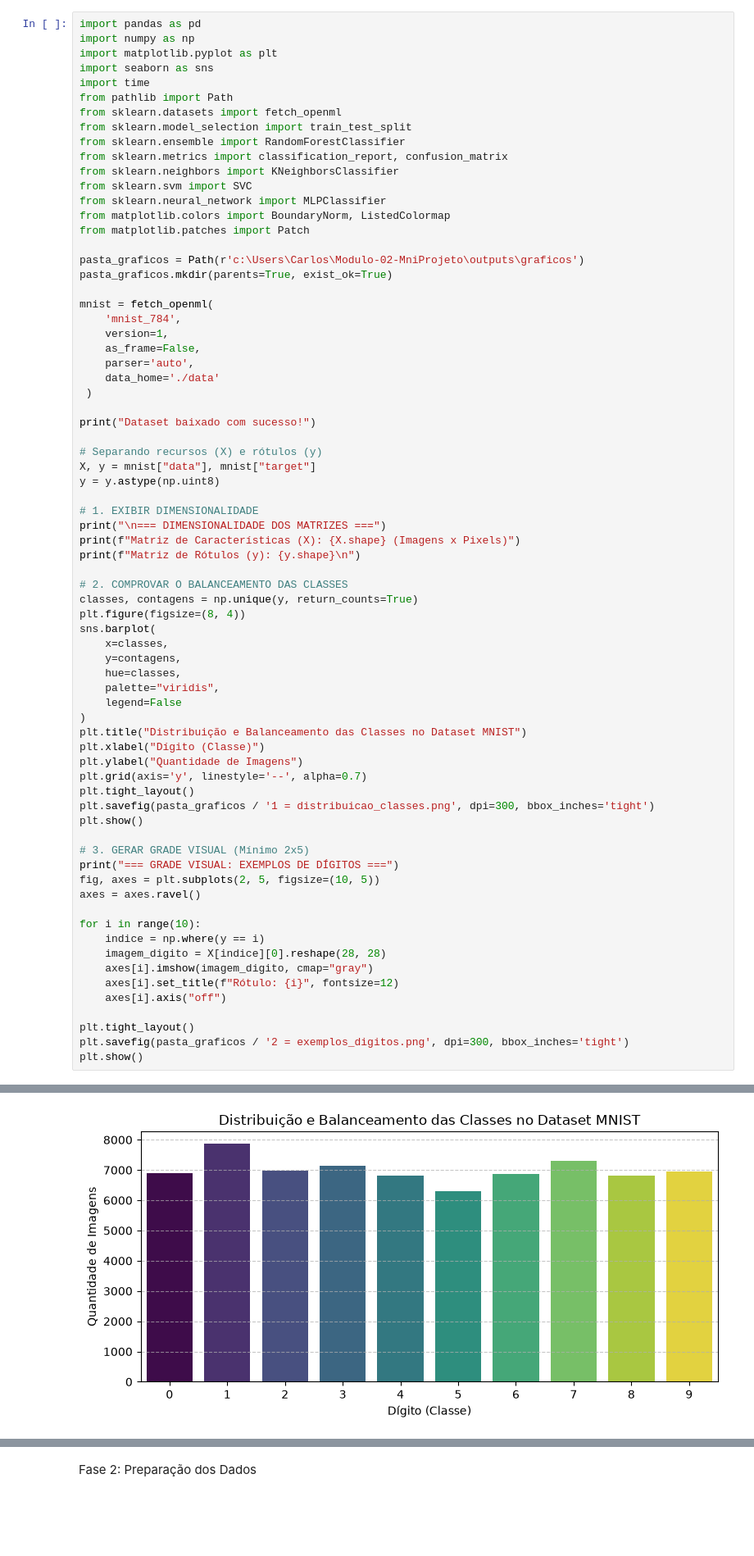
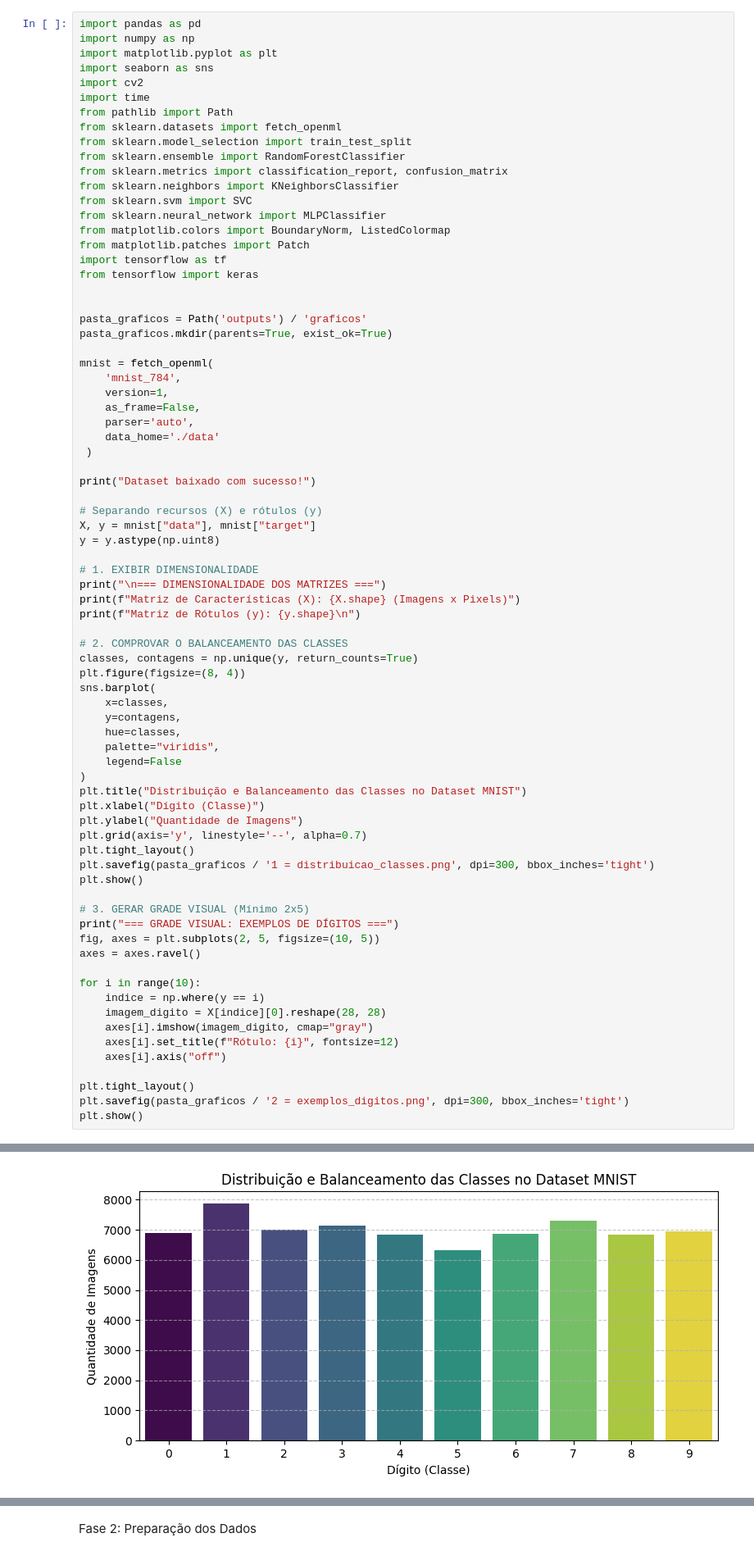
Before and after one commit to Carlos779-cloud/Modulo-02-MniProjeto, a Jupyter notebook: main.ipynb, the cells around one changed output, grey strips where cells are left out. Shown at 82% size. Drawn from its saved outputs; the diff is of its cells as text; blank space fills up the shorter version.

```diff
--- a/main.ipynb
+++ b/main.ipynb
@@ -57,6 +88,7 @@ import pandas as pd
 import numpy as np
 import matplotlib.pyplot as plt
 import seaborn as sns
+import cv2
 import time
 from pathlib import Path
 from sklearn.datasets import fetch_openml
@@ -68,8 +100,11 @@ from sklearn.svm import SVC
 from sklearn.neural_network import MLPClassifier
 from matplotlib.colors import BoundaryNorm, ListedColormap
 from matplotlib.patches import Patch
+import tensorflow as tf
+from tensorflow import keras
 
-pasta_graficos = Path(r'c:\Users\Carlos\Modulo-02-MniProjeto\outputs\graficos')
+
+pasta_graficos = Path('outputs') / 'graficos'
 pasta_graficos.mkdir(parents=True, exist_ok=True)
 
 mnist = fetch_openml(
@@ -103,34 +138,34 @@ sns.barplot(
 )
 plt.title("Distribuição e Balanceamento das Classes no Dataset MNIST")
 plt.xlabel("Dígito (Classe)")
 plt.ylabel("Quantidade de Imagens")
 plt.grid(axis='y', linestyle='--', alpha=0.7)
 plt.tight_layout()
 plt.savefig(pasta_graficos / '1 = distribuicao_classes.png', dpi=300, bbox_inches='tight')
 plt.show()
 
 # 3. GERAR GRADE VISUAL (Mínimo 2x5)
 print("=== GRADE VISUAL: EXEMPLOS DE DÍGITOS ===")
 fig, axes = plt.subplots(2, 5, figsize=(10, 5))
 axes = axes.ravel()
 
 for i in range(10):
     indice = np.where(y == i)
     imagem_digito = X[indice][0].reshape(28, 28)
     axes[i].imshow(imagem_digito, cmap="gray")
     axes[i].set_title(f"Rótulo: {i}", fontsize=12)
     axes[i].axis("off")
 
 plt.tight_layout()
 plt.savefig(pasta_graficos / '2 = exemplos_digitos.png', dpi=300, bbox_inches='tight')
 plt.show()
 # %% [output]
 Dataset baixado com sucesso!
 
 === DIMENSIONALIDADE DOS MATRIZES ===
 Matriz de Características (X): (70000, 784) (Imagens x Pixels)
 Matriz de Rótulos (y): (70000,)
-[figure, old version]
+[figure, new version]
 === GRADE VISUAL: EXEMPLOS DE DÍGITOS ===
 [figure]
 # %% [markdown]
```
Also changed, not shown: parts of 35 cells of this notebook, 18 other files.
